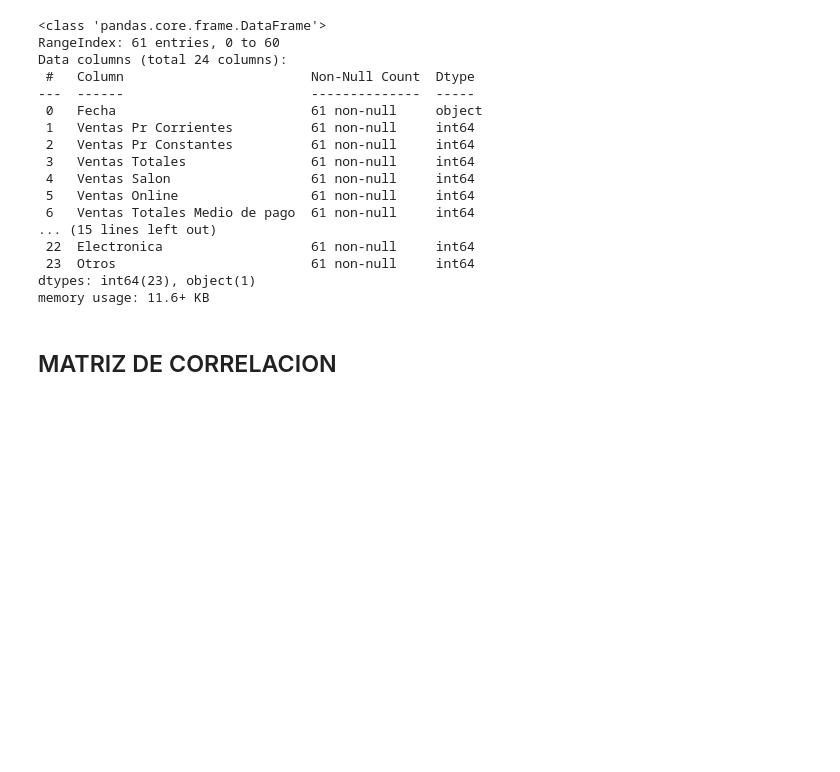
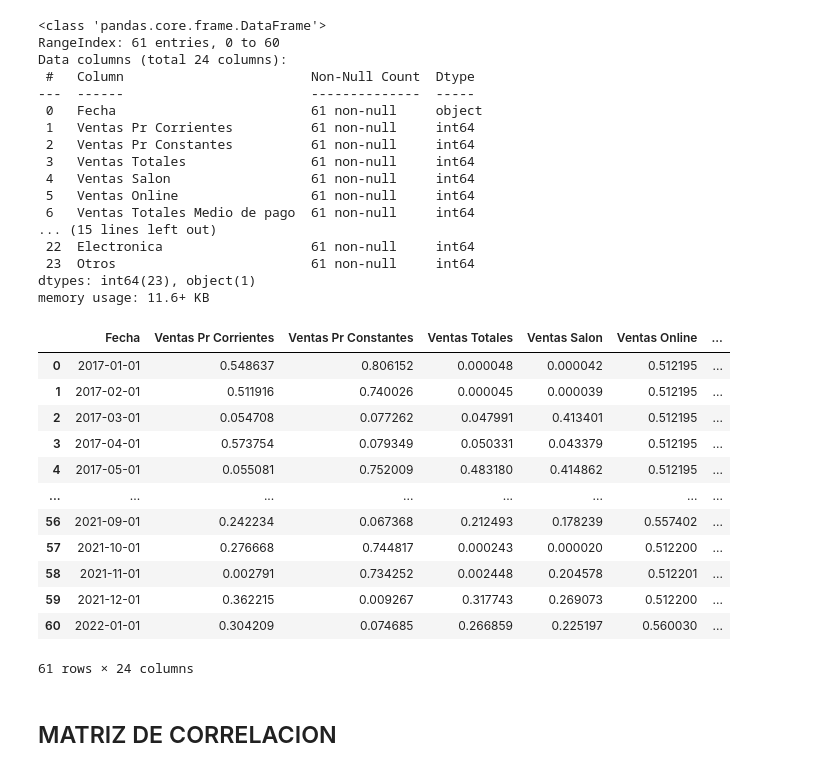
Before and after one commit to NestorDiazDataSC/Analisis-Ventas-en-Supermercados, a Jupyter notebook: Analisis Ventas Supermercados.ipynb, the cells around one changed output. Cells and saved outputs as stored; diff of their text form; code cells hidden in the pictures; blank space fills up the shorter version.

```diff
--- a/Analisis Ventas Supermercados.ipynb
+++ b/Analisis Ventas Supermercados.ipynb
@@ -45,3 +60,19 @@ memory usage: 11.6+ KB
+# %%
+df
+# %% [output]
+|  | Fecha | Ventas Pr Corrientes | Ventas Pr Constantes | Ventas Totales | Ventas Salon | Ventas Online | ... |
+| 0 | 2017-01-01 | 0.548637 | 0.806152 | 0.000048 | 0.000042 | 0.512195 | ... |
+| 1 | 2017-02-01 | 0.511916 | 0.740026 | 0.000045 | 0.000039 | 0.512195 | ... |
+| 2 | 2017-03-01 | 0.054708 | 0.077262 | 0.047991 | 0.413401 | 0.512195 | ... |
+| 3 | 2017-04-01 | 0.573754 | 0.079349 | 0.050331 | 0.043379 | 0.512195 | ... |
+| 4 | 2017-05-01 | 0.055081 | 0.752009 | 0.483180 | 0.414862 | 0.512195 | ... |
+| ... | ... | ... | ... | ... | ... | ... | ... |
+| 56 | 2021-09-01 | 0.242234 | 0.067368 | 0.212493 | 0.178239 | 0.557402 | ... |
+| 57 | 2021-10-01 | 0.276668 | 0.744817 | 0.000243 | 0.000020 | 0.512200 | ... |
+| 58 | 2021-11-01 | 0.002791 | 0.734252 | 0.002448 | 0.204578 | 0.512201 | ... |
+| 59 | 2021-12-01 | 0.362215 | 0.009267 | 0.317743 | 0.269073 | 0.512200 | ... |
+| 60 | 2022-01-01 | 0.304209 | 0.074685 | 0.266859 | 0.225197 | 0.560030 | ... |
+61 rows × 24 columns
 # %% [markdown]
 ## MATRIZ DE CORRELACION
 # %%
```
Also changed, not shown: parts of 1 cell of this notebook.
